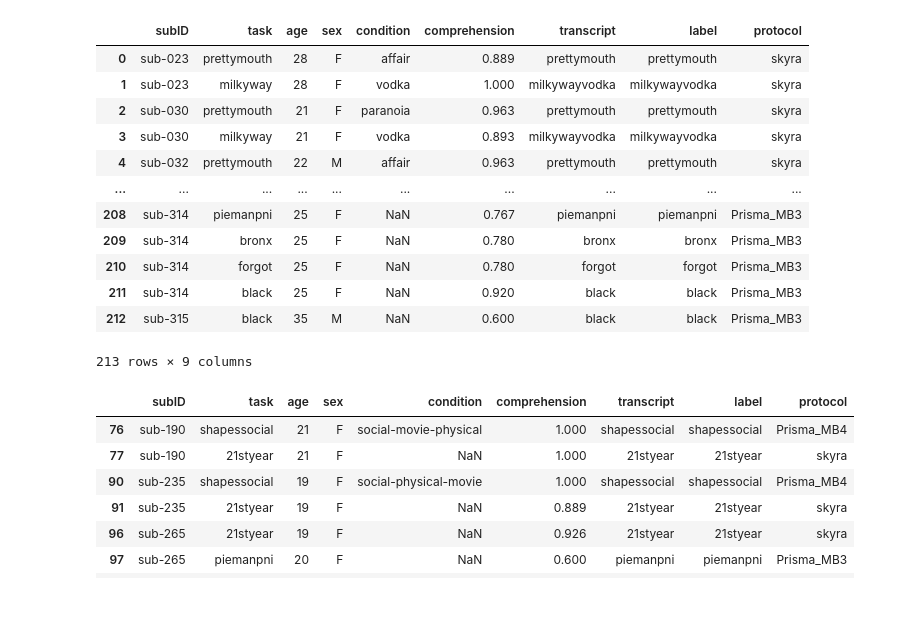
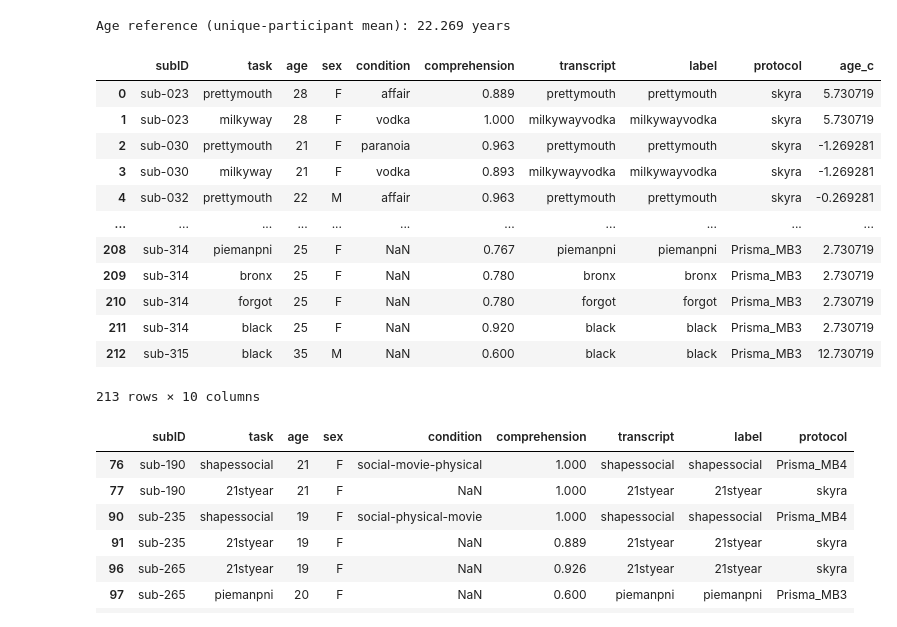
Before and after one commit to rayxuanyang/DiscoFMRI, a Jupyter notebook: scripts/fMRI/parcelwise_glm/Batch_ROI_secondlevel_unsmoothed_lmer.ipynb, the cells around one changed output. Drawn from its saved outputs; the diff is of its cells as text; code cells hidden in the pictures.

Commit message:
AFNI LMEr, weighted on scans, with age and sex as covariates

```diff
--- a/scripts/fMRI/parcelwise_glm/Batch_ROI_secondlevel_unsmoothed_lmer.ipynb
+++ b/scripts/fMRI/parcelwise_glm/Batch_ROI_secondlevel_unsmoothed_lmer.ipynb
@@ -6,24 +6,35 @@ from subprocess import run
 # %%
 mastersheetFile = '/work/desai-lab/xuanyang/Project/Semantic/dissemination/github/DiscoFMRI/scripts/fMRI/master_subject_10stories_highacc.csv'
 df_master = pd.read_csv(mastersheetFile)
 df_master.loc[df_master['transcript'].isin(['prettymouth','milkywayoriginal','milkywayvodka','slumlordreach','21styear']),'protocol'] = 'skyra'
 df_master.loc[df_master['transcript'].isin(['shapessocial']),'protocol'] = 'Prisma_MB4'
 df_master.loc[df_master['transcript'].isin(['piemanpni','bronx','black','forgot']),'protocol'] = 'Prisma_MB3'
+
+# Center age at the mean of the 102 unique participants, so participants with
+# multiple scans do not contribute multiple times to the reference age.
+df_master['age'] = pd.to_numeric(df_master['age'], errors='raise')
+age_reference = df_master.groupby('subID')['age'].mean().mean()
+df_master['age_c'] = df_master['age'] - age_reference
+
+# AFNI will treat sex as categorical because it is not listed in -qVars.
+assert set(df_master['sex'].dropna().unique()) == {'F', 'M'}
+print(f'Age reference (unique-participant mean): {age_reference:.3f} years')
 df_master
 # %% [output]
+Age reference (unique-participant mean): 22.269 years
-|  | subID | task | age | sex | condition | comprehension | transcript | label | protocol |
-| 0 | sub-023 | prettymouth | 28 | F | affair | 0.889 | prettymouth | prettymouth | skyra |
-| 1 | sub-023 | milkyway | 28 | F | vodka | 1.000 | milkywayvodka | milkywayvodka | skyra |
-| 2 | sub-030 | prettymouth | 21 | F | paranoia | 0.963 | prettymouth | prettymouth | skyra |
-| 3 | sub-030 | milkyway | 21 | F | vodka | 0.893 | milkywayvodka | milkywayvodka | skyra |
-| 4 | sub-032 | prettymouth | 22 | M | affair | 0.963 | prettymouth | prettymouth | skyra |
-| ... | ... | ... | ... | ... | ... | ... | ... | ... | ... |
-| 208 | sub-314 | piemanpni | 25 | F | NaN | 0.767 | piemanpni | piemanpni | Prisma_MB3 |
-| 209 | sub-314 | bronx | 25 | F | NaN | 0.780 | bronx | bronx | Prisma_MB3 |
-| 210 | sub-314 | forgot | 25 | F | NaN | 0.780 | forgot | forgot | Prisma_MB3 |
-| 211 | sub-314 | black | 25 | F | NaN | 0.920 | black | black | Prisma_MB3 |
-| 212 | sub-315 | black | 35 | M | NaN | 0.600 | black | black | Prisma_MB3 |
+|  | subID | task | age | sex | condition | comprehension | transcript | label | protocol | age_c |
+| 0 | sub-023 | prettymouth | 28 | F | affair | 0.889 | prettymouth | prettymouth | skyra | 5.730719 |
+| 1 | sub-023 | milkyway | 28 | F | vodka | 1.000 | milkywayvodka | milkywayvodka | skyra | 5.730719 |
+| 2 | sub-030 | prettymouth | 21 | F | paranoia | 0.963 | prettymouth | prettymouth | skyra | -1.269281 |
+| 3 | sub-030 | milkyway | 21 | F | vodka | 0.893 | milkywayvodka | milkywayvodka | skyra | -1.269281 |
+| 4 | sub-032 | prettymouth | 22 | M | affair | 0.963 | prettymouth | prettymouth | skyra | -0.269281 |
+| ... | ... | ... | ... | ... | ... | ... | ... | ... | ... | ... |
+| 208 | sub-314 | piemanpni | 25 | F | NaN | 0.767 | piemanpni | piemanpni | Prisma_MB3 | 2.730719 |
+| 209 | sub-314 | bronx | 25 | F | NaN | 0.780 | bronx | bronx | Prisma_MB3 | 2.730719 |
+| 210 | sub-314 | forgot | 25 | F | NaN | 0.780 | forgot | forgot | Prisma_MB3 | 2.730719 |
+| 211 | sub-314 | black | 25 | F | NaN | 0.920 | black | black | Prisma_MB3 | 2.730719 |
+| 212 | sub-315 | black | 35 | M | NaN | 0.600 | black | black | Prisma_MB3 | 12.730719 |
-213 rows × 9 columns
+213 rows × 10 columns
 # %%
 df_master.loc[df_master['subID'].isin(['sub-235','sub-190','sub-267','sub-265'])]
 # %% [output]
```
Also changed, not shown: parts of 2 cells of this notebook, 2 other files.
